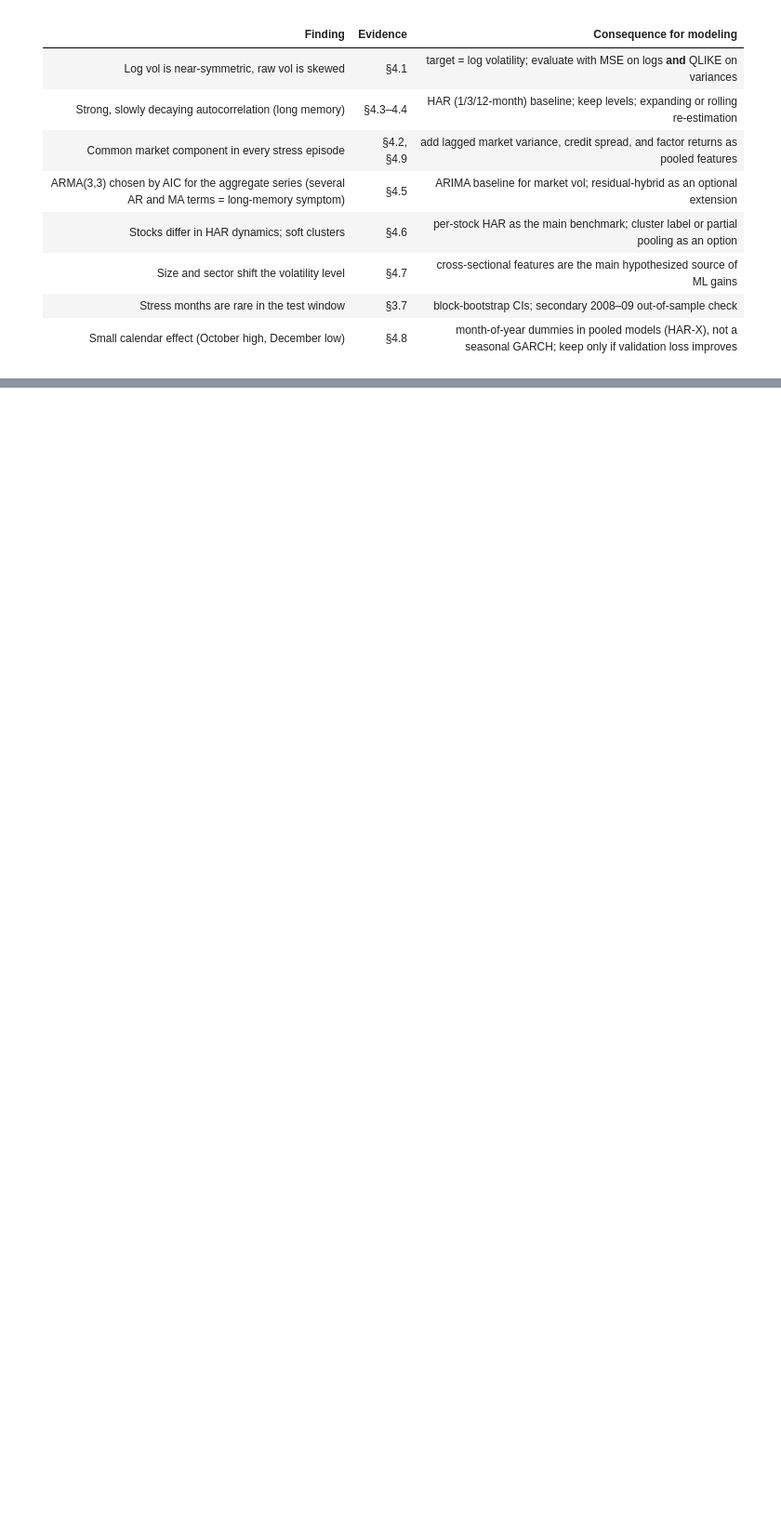
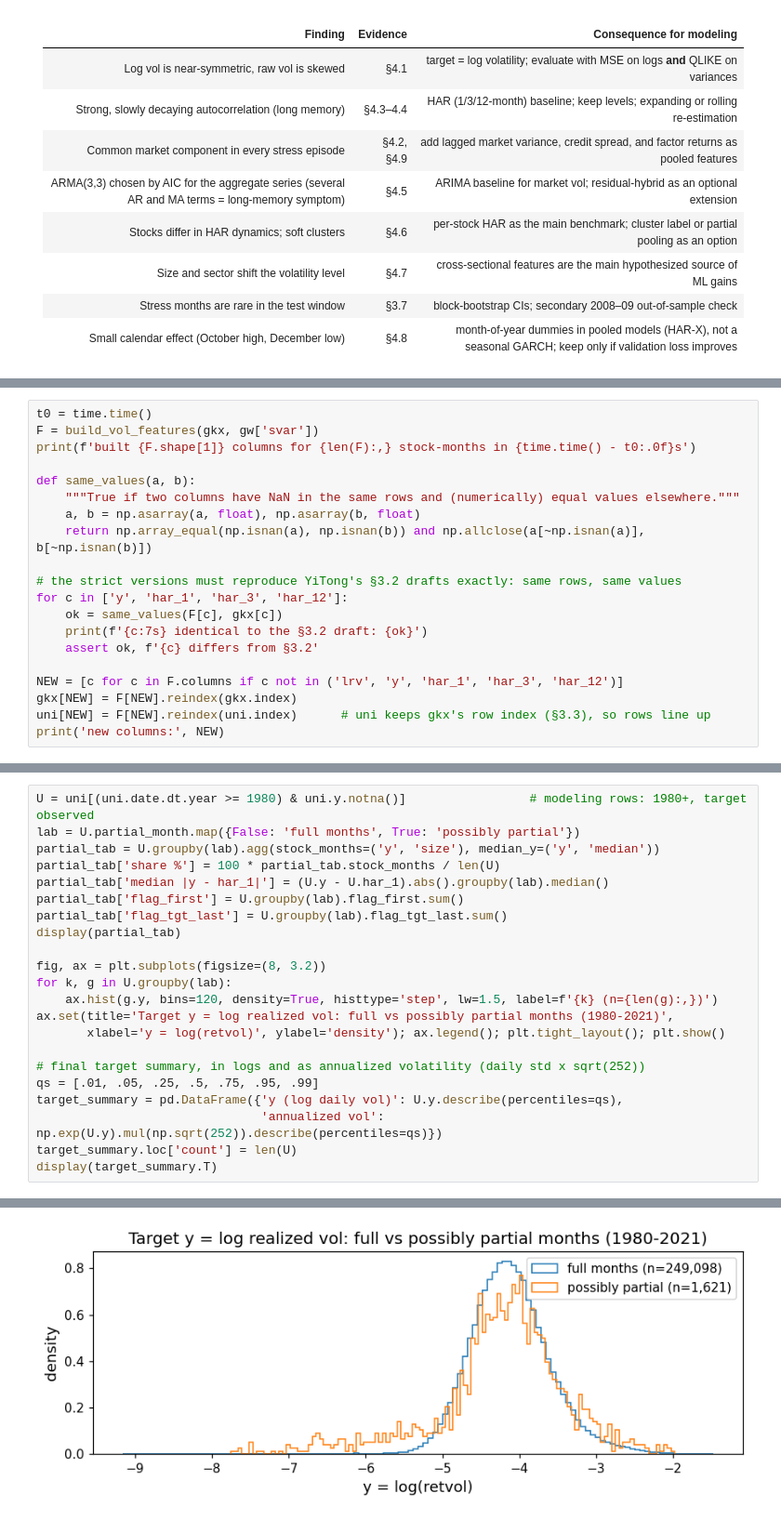
Before and after one commit to DebraBeat/fp-ac209a, a Jupyter notebook: Notebook/MS2_notebook.ipynb, the cells around one changed output, grey strips where cells are left out. Shown at 93% size. Drawn from its saved outputs; the diff is of its cells as text; blank space fills up the shorter version.

```diff
--- a/Notebook/MS2_notebook.ipynb
+++ b/Notebook/MS2_notebook.ipynb
@@ -1366,0 +1488,20 @@ Correlation of the median next-month log vol with lagged market variables (1980-
+# %%
+t0 = time.time()
+F = build_vol_features(gkx, gw['svar'])
+print(f'built {F.shape[1]} columns for {len(F):,} stock-months in {time.time() - t0:.0f}s')
+
+def same_values(a, b):
+    """True if two columns have NaN in the same rows and (numerically) equal values elsewhere."""
+    a, b = np.asarray(a, float), np.asarray(b, float)
+    return np.array_equal(np.isnan(a), np.isnan(b)) and np.allclose(a[~np.isnan(a)], b[~np.isnan(b)])
+
+# the strict versions must reproduce YiTong's §3.2 drafts exactly: same rows, same values
+for c in ['y', 'har_1', 'har_3', 'har_12']:
+    ok = same_values(F[c], gkx[c])
+    print(f'{c:7s} identical to the §3.2 draft: {ok}')
+    assert ok, f'{c} differs from §3.2'
+
+NEW = [c for c in F.columns if c not in ('lrv', 'y', 'har_1', 'har_3', 'har_12')]
+gkx[NEW] = F[NEW].reindex(gkx.index)
+uni[NEW] = F[NEW].reindex(uni.index)      # uni keeps gkx's row index (§3.3), so rows line up
+print('new columns:', NEW)
@@ -1366,0 +1543,23 @@ Correlation of the median next-month log vol with lagged market variables (1980-
+# %%
+U = uni[(uni.date.dt.year >= 1980) & uni.y.notna()]                 # modeling rows: 1980+, target observed
+lab = U.partial_month.map({False: 'full months', True: 'possibly partial'})
+partial_tab = U.groupby(lab).agg(stock_months=('y', 'size'), median_y=('y', 'median'))
+partial_tab['share %'] = 100 * partial_tab.stock_months / len(U)
+partial_tab['median |y - har_1|'] = (U.y - U.har_1).abs().groupby(lab).median()
+partial_tab['flag_first'] = U.groupby(lab).flag_first.sum()
+partial_tab['flag_tgt_last'] = U.groupby(lab).flag_tgt_last.sum()
+display(partial_tab)
+
+fig, ax = plt.subplots(figsize=(8, 3.2))
+for k, g in U.groupby(lab):
+    ax.hist(g.y, bins=120, density=True, histtype='step', lw=1.5, label=f'{k} (n={len(g):,})')
+ax.set(title='Target y = log realized vol: full vs possibly partial months (1980-2021)',
+       xlabel='y = log(retvol)', ylabel='density'); ax.legend(); plt.tight_layout(); plt.show()
+
+# final target summary, in logs and as annualized volatility (daily std x sqrt(252))
+qs = [.01, .05, .25, .5, .75, .95, .99]
+target_summary = pd.DataFrame({'y (log daily vol)': U.y.describe(percentiles=qs),
+                               'annualized vol': np.exp(U.y).mul(np.sqrt(252)).describe(percentiles=qs)})
+target_summary.loc['count'] = len(U)
+display(target_summary.T)
+# %% [output]
@@ -1366,0 +1570 @@ Correlation of the median next-month log vol with lagged market variables (1980-
+[figure, added]
```
Also changed, not shown: parts of 53 cells of this notebook, 2 other files.
